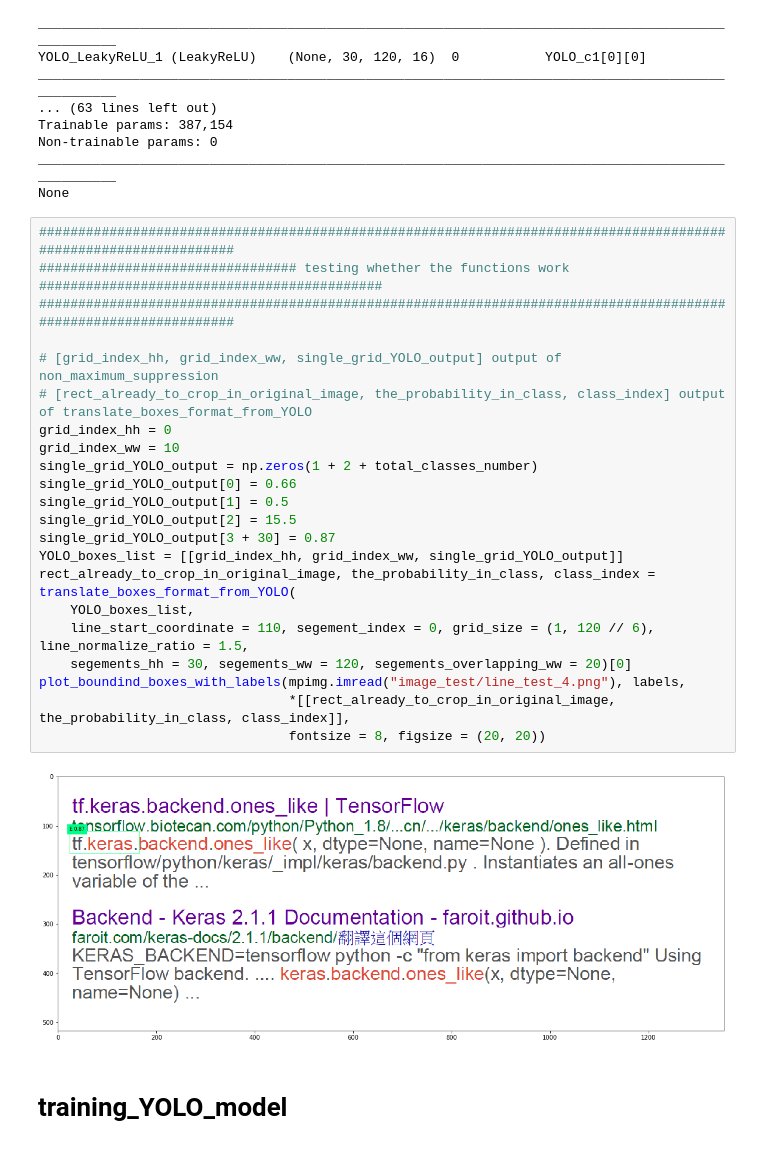
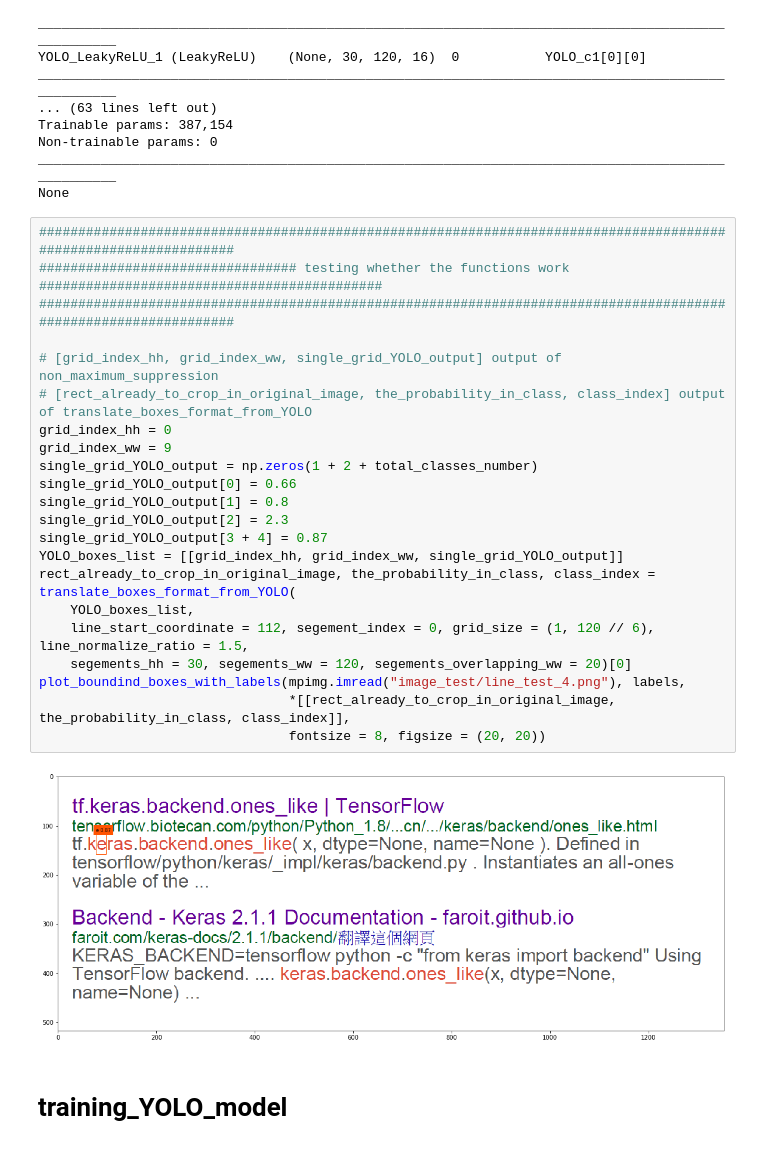
Before and after one commit to kuiyochen/Python_ML_learning, a Jupyter notebook: OCR_test.ipynb, the cells around one changed output. Saved outputs shown, nothing was run; the diff lists cells and outputs as text.

```diff
--- a/OCR_test.ipynb
+++ b/OCR_test.ipynb
@@ -727,27 +753,27 @@ None
 # %%
 #################################################################################################################
 ################################# testing whether the functions work ############################################
 #################################################################################################################
 
 # [grid_index_hh, grid_index_ww, single_grid_YOLO_output] output of non_maximum_suppression
 # [rect_already_to_crop_in_original_image, the_probability_in_class, class_index] output of translate_boxes_format_from_YOLO
 grid_index_hh = 0
-grid_index_ww = 10
+grid_index_ww = 9
 single_grid_YOLO_output = np.zeros(1 + 2 + total_classes_number)
 single_grid_YOLO_output[0] = 0.66
-single_grid_YOLO_output[1] = 0.5
-single_grid_YOLO_output[2] = 15.5
-single_grid_YOLO_output[3 + 30] = 0.87
+single_grid_YOLO_output[1] = 0.8
+single_grid_YOLO_output[2] = 2.3
+single_grid_YOLO_output[3 + 4] = 0.87
 YOLO_boxes_list = [[grid_index_hh, grid_index_ww, single_grid_YOLO_output]]
 rect_already_to_crop_in_original_image, the_probability_in_class, class_index = translate_boxes_format_from_YOLO(
     YOLO_boxes_list,
-    line_start_coordinate = 110, segement_index = 0, grid_size = (1, 120 // 6), line_normalize_ratio = 1.5,
+    line_start_coordinate = 112, segement_index = 0, grid_size = (1, 120 // 6), line_normalize_ratio = 1.5,
     segements_hh = 30, segements_ww = 120, segements_overlapping_ww = 20)[0]
 plot_boundind_boxes_with_labels(mpimg.imread("image_test/line_test_4.png"), labels,
                                 *[[rect_already_to_crop_in_original_image, the_probability_in_class, class_index]],
                                 fontsize = 8, figsize = (20, 20))
 # %% [output]
-[figure, old version]
+[figure, new version]
 # %% [markdown]
 <a id='training_YOLO_model'></a>
 # training_YOLO_model
```
Also changed, not shown: parts of 12 cells of this notebook, 1 other file.
